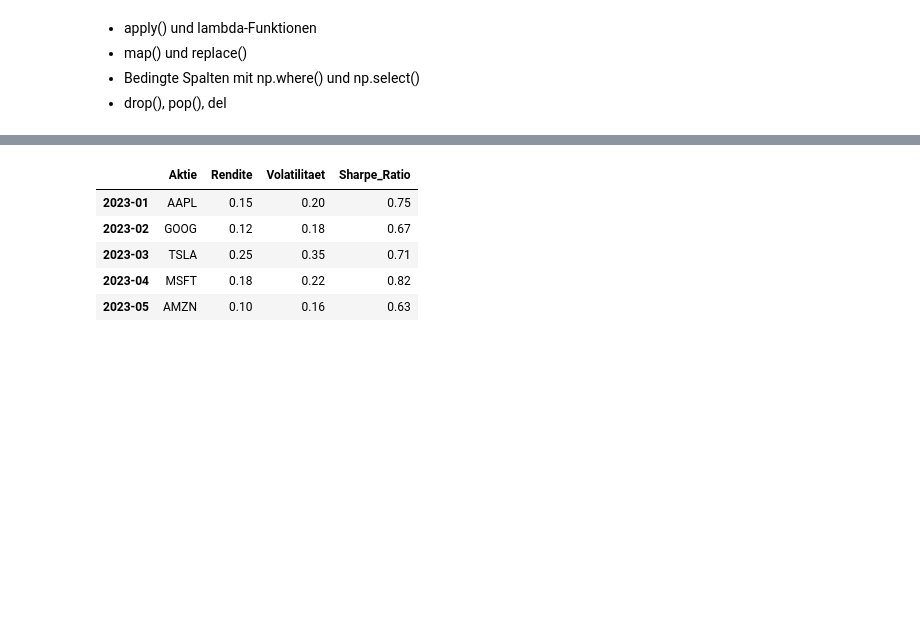
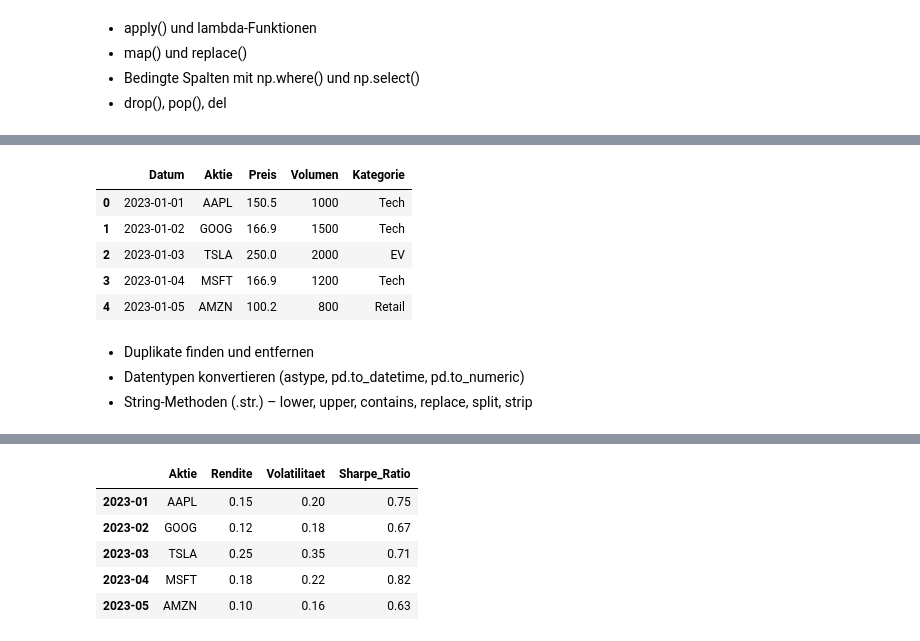
Before and after one commit to EikeSuemper/Meine-Lernreise-Aktuariat-QuantFinance, a Jupyter notebook: 01_Grundlagen/Python/Datenmanipulation_mit_pandas.ipynb, the cells around one changed output, grey strips where cells are left out. Cells and saved outputs as stored; diff of their text form; code cells hidden in the pictures; blank space fills up the shorter version.

```diff
--- a/01_Grundlagen/Python/Datenmanipulation_mit_pandas.ipynb
+++ b/01_Grundlagen/Python/Datenmanipulation_mit_pandas.ipynb
@@ -229,0 +269,17 @@ Zuerst importieren wir Pandas und erstellen ein Beispiel-DataFrame mit Aktien-Da
+# %%
+# NaNs mit Mittelwert füllen
+df_fillna = df.copy()
+df_fillna['Preis'] = df_fillna['Preis'].fillna(df['Preis'].mean())
+df_fillna
+# %% [output]
+|  | Datum | Aktie | Preis | Volumen | Kategorie |
+| 0 | 2023-01-01 | AAPL | 150.5 | 1000 | Tech |
+| 1 | 2023-01-02 | GOOG | 166.9 | 1500 | Tech |
+| 2 | 2023-01-03 | TSLA | 250.0 | 2000 | EV |
+| 3 | 2023-01-04 | MSFT | 166.9 | 1200 | Tech |
+| 4 | 2023-01-05 | AMZN | 100.2 | 800 | Retail |
+# %% [markdown]
+
+- Duplikate finden und entfernen
+- Datentypen konvertieren (astype, pd.to_datetime, pd.to_numeric)
+- String-Methoden (.str.) – lower, upper, contains, replace, split, strip
```
Also changed, not shown: parts of 5 cells of this notebook.
